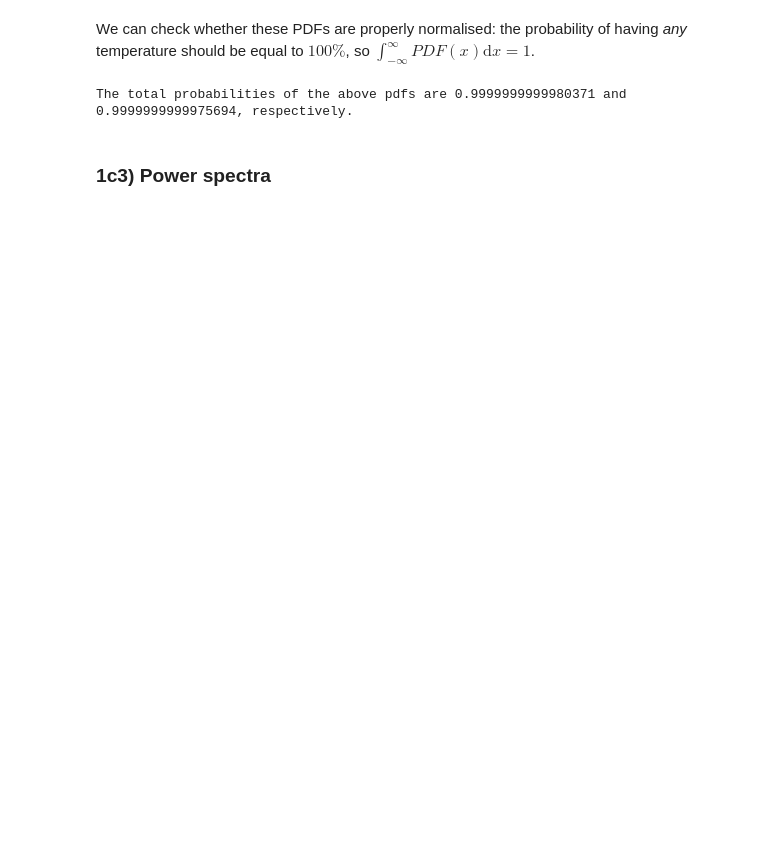
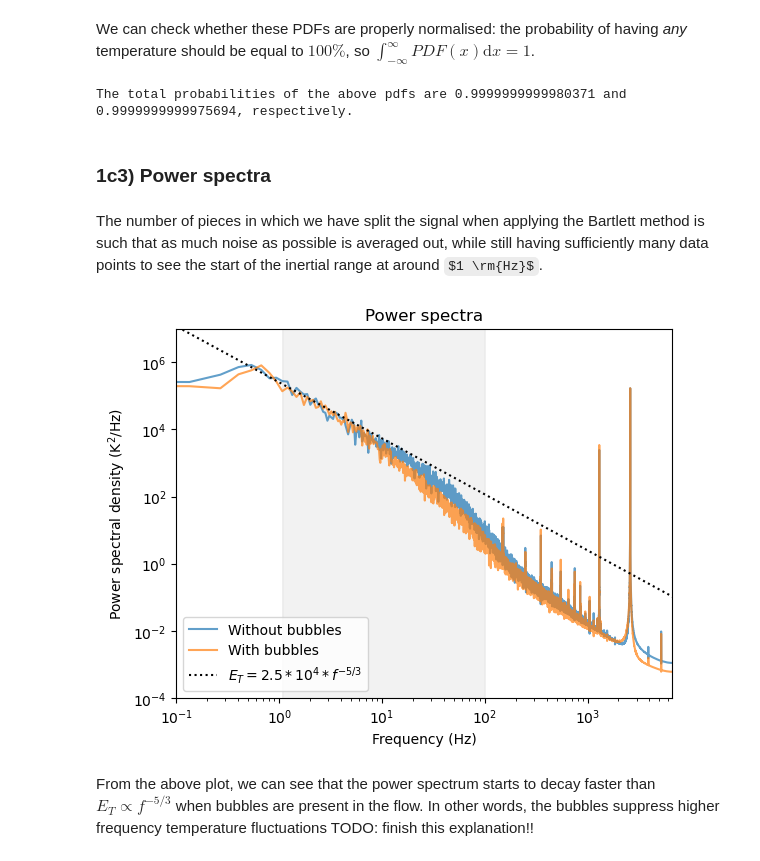
Before and after one commit to TFLVerouden/ETPoF, a Jupyter notebook: HW1/HW1c.ipynb, the cells around one changed output. Drawn from its saved outputs; the diff is of its cells as text; code cells hidden in the pictures; some formulas as TeX source; blank space fills up the shorter version.

```diff
--- a/HW1/HW1c.ipynb
+++ b/HW1/HW1c.ipynb
@@ -7,9 +4,0 @@ The flow properties are:
-# %%
-U = 0.5             # m/s
-fr = 10*60*0.001    # m3/s
-fs = 13.39*1000     # Hz
-tr = 0.007          # s
-
-L = 1               # m
-mu_c = 1*10**-3     # Pa s
-rho_c = 1*10**3     # kg/m3
@@ -139,0 +139,50 @@ Y_nobub = Y_nobub[range(n//2)]
+# %% [markdown]
+The number of pieces in which we have split the signal when applying the Bartlett method is such that as much noise as possible is averaged out, while still having sufficiently many data points to see the start of the inertial range at around $1 \rm{Hz}$.
+# %%
+def bartlett_fft(signal, fs, n_pieces):
+    # Cut the signal into n equally-sized pieces
+    signal_list = np.split(signal, n_pieces)
+    P_list = []
+
+    # Calculate power spectrum of each piece
+    for piece in signal_list:
+        P_list.append(np.abs(np.fft.fft(piece))**2)
+
+    # Calculate the average power spectrum
+    P_av = np.mean(P_list, axis=0)
+
+    # Calculate the frequency array
+    f = np.fft.fftfreq(piece.size, 1/fs)
+    idx = np.argsort(f)
+
+    # Get only positive frequencies
+    f, P_av = f[idx], P_av[idx]
+
+    return f, P_av
+
+fs = 13.39*1e3     # Hz
+n_pieces = 10
+
+f, PS_nobub = bartlett_fft(T_nobub, fs, n_pieces)
+f, PS_bub = bartlett_fft(T_bub, fs, n_pieces)
+
+f_slope = np.logspace(-2,4,100)
+PS_slope = 25e4*f_slope**(-5/3)
+
+fig, ax = plt.subplots()
+plt.loglog(f, PS_nobub, '-', alpha=0.7, label='Without bubbles')
+plt.loglog(f, PS_bub, '-', alpha=0.7, label='With bubbles')
+plt.loglog(f_slope, PS_slope, ':', color='k', label='$E_T = 2.5*10^4*f^{-5/3}$')
+ax.fill_between(f, 1e-4, 1e7, where=(f > 1) & (f < 100), color='gray', alpha=0.1)
+
+plt.xlim([0.1, fs/2])
+plt.ylim([1e-4, 1e7])
+plt.legend()
+plt.xlabel('Frequency (Hz)')
+plt.ylabel('Power spectral density (K$^2$/Hz)')
+plt.title('Power spectra')
+plt.show()
+# %% [output]
+[figure, added]
+# %% [markdown]
+From the above plot, we can see that the power spectrum starts to decay faster than $E_T\propto f^{-5/3}$ when bubbles are present in the flow. In other words, the bubbles suppress higher frequency temperature fluctuations TODO: finish this explanation!!
```
Also changed, not shown: parts of 21 cells of this notebook.
